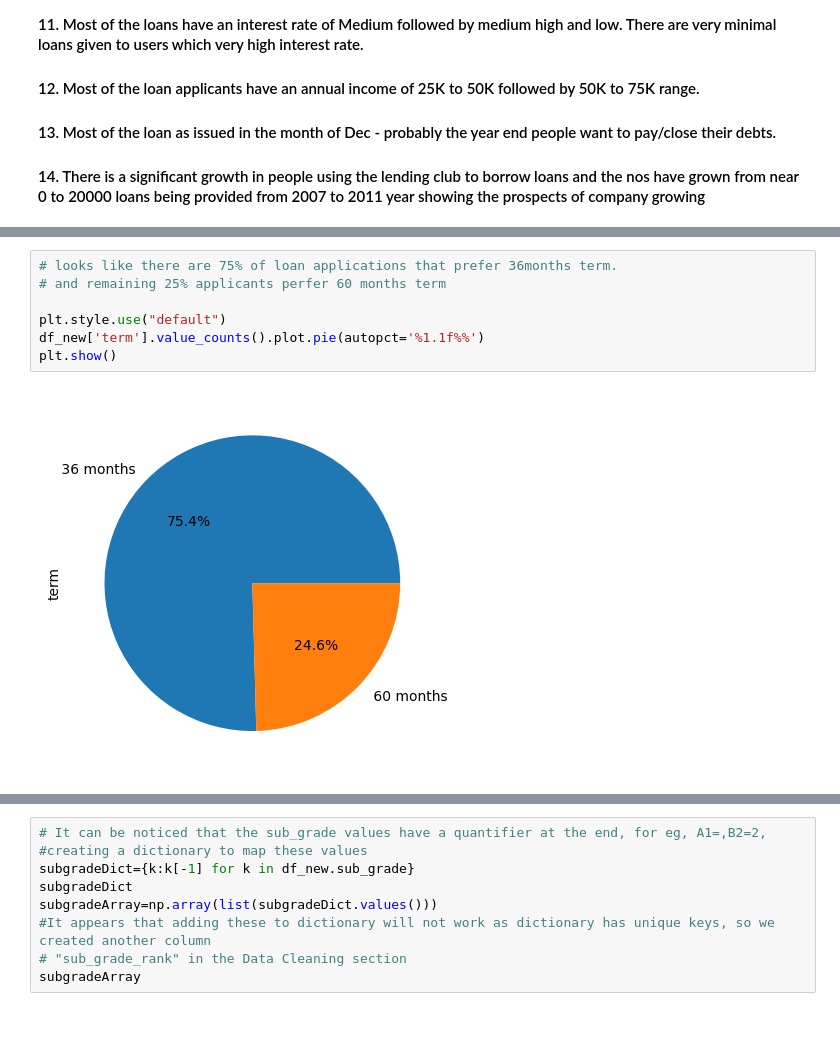
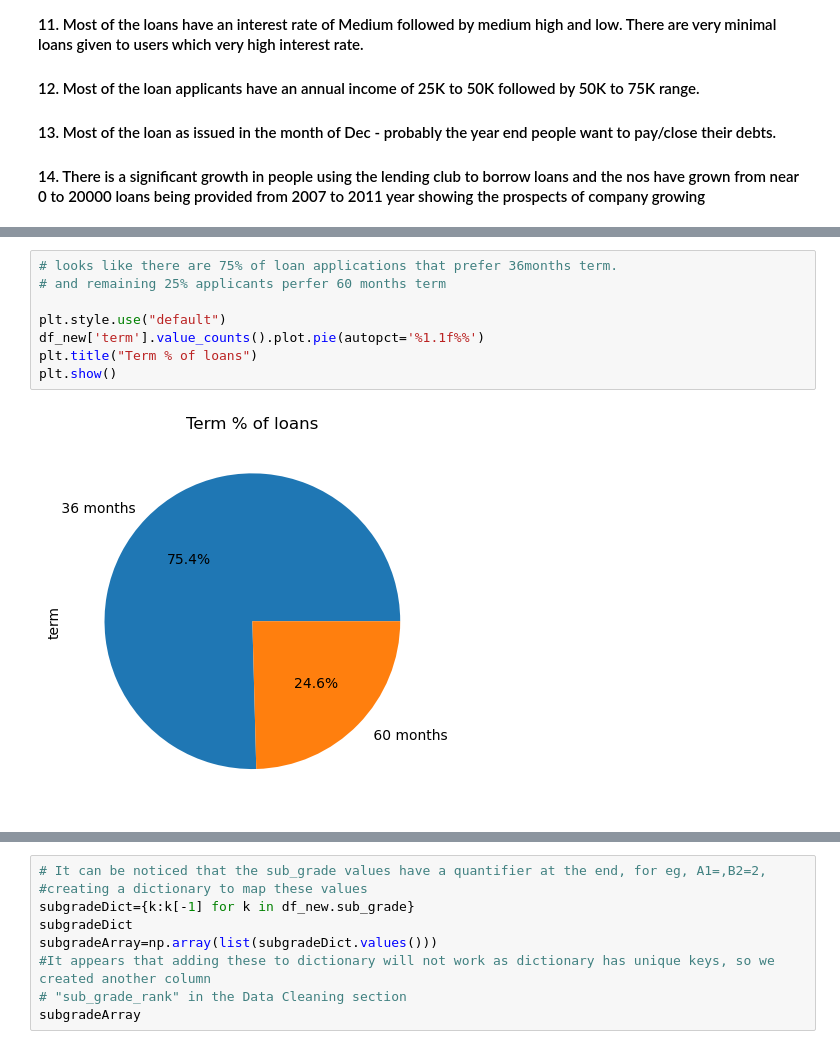
Before and after one commit to skkage/LendingClubCaseStudy, a Jupyter notebook: Santhosh Kumari Kage.ipynb, the cells around one changed output, grey strips where cells are left out. Cells and saved outputs as stored; diff of their text form; blank space fills up the shorter version.

```diff
--- a/Santhosh Kumari Kage.ipynb
+++ b/Santhosh Kumari Kage.ipynb
@@ -1404,12 +1405,13 @@ plt.show()
 # %%
 # looks like there are 75% of loan applications that prefer 36months term.
 # and remaining 25% applicants perfer 60 months term
 
 plt.style.use("default")
 df_new['term'].value_counts().plot.pie(autopct='%1.1f%%')
+plt.title("Term % of loans")
 plt.show()
 # %% [output]
-[figure, old version]
+[figure, new version]
 # %%
 # looks like there are 75% of loan applications that prefer 36months term.
 # and remaining 25% applicants perfer 60 months term
```
Also changed, not shown: parts of 3 cells of this notebook, 1 other file.
